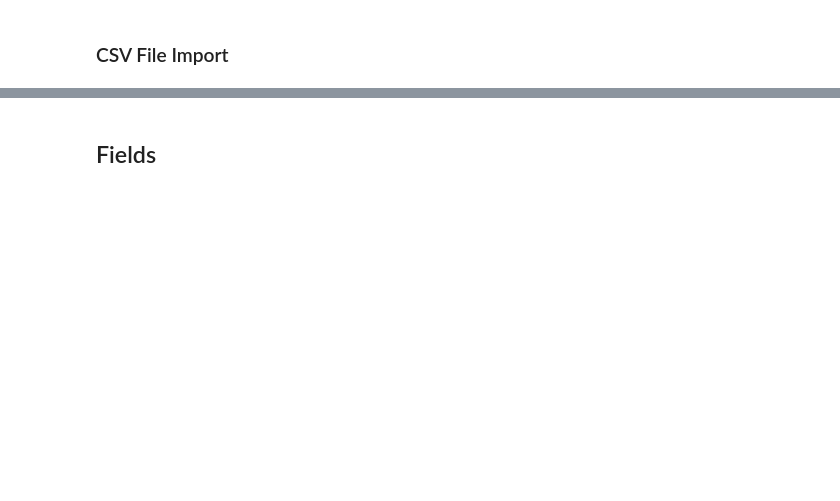
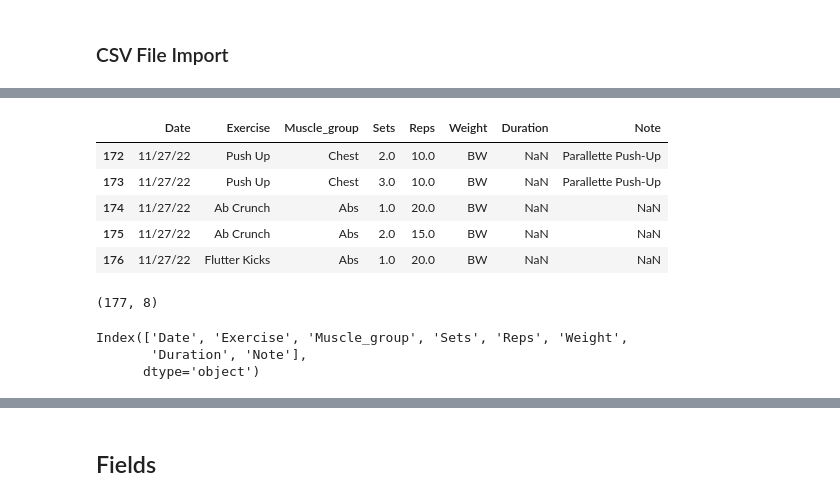
Before and after one commit to alexguerrero11/Workout-Progress-Dashboard, a Jupyter notebook: workbook.ipynb, the cells around one changed output, grey strips where cells are left out. Cells and saved outputs as stored; diff of their text form; code cells hidden in the pictures; blank space fills up the shorter version.

```diff
--- a/workbook.ipynb
+++ b/workbook.ipynb
@@ -16,0 +25,22 @@ exercise_file = pd.read_csv(name)
+# %%
+# Printing the last 5 rows
+workout_data.tail()
+# %% [output]
+|  | Date | Exercise | Muscle_group | Sets | Reps | Weight | Duration | Note |
+| 172 | 11/27/22 | Push Up | Chest | 2.0 | 10.0 | BW | NaN | Parallette Push-Up |
+| 173 | 11/27/22 | Push Up | Chest | 3.0 | 10.0 | BW | NaN | Parallette Push-Up |
+| 174 | 11/27/22 | Ab Crunch | Abs | 1.0 | 20.0 | BW | NaN | NaN |
+| 175 | 11/27/22 | Ab Crunch | Abs | 2.0 | 15.0 | BW | NaN | NaN |
+| 176 | 11/27/22 | Flutter Kicks | Abs | 1.0 | 20.0 | BW | NaN | NaN |
+# %%
+# Data shape
+workout_data.shape
+# %% [output]
+(177, 8)
+# %%
+# Printing data columns
+workout_data.columns
+# %% [output]
+Index(['Date', 'Exercise', 'Muscle_group', 'Sets', 'Reps', 'Weight',
+       'Duration', 'Note'],
+      dtype='object')
```
Also changed, not shown: parts of 21 cells of this notebook, 5 other files.
